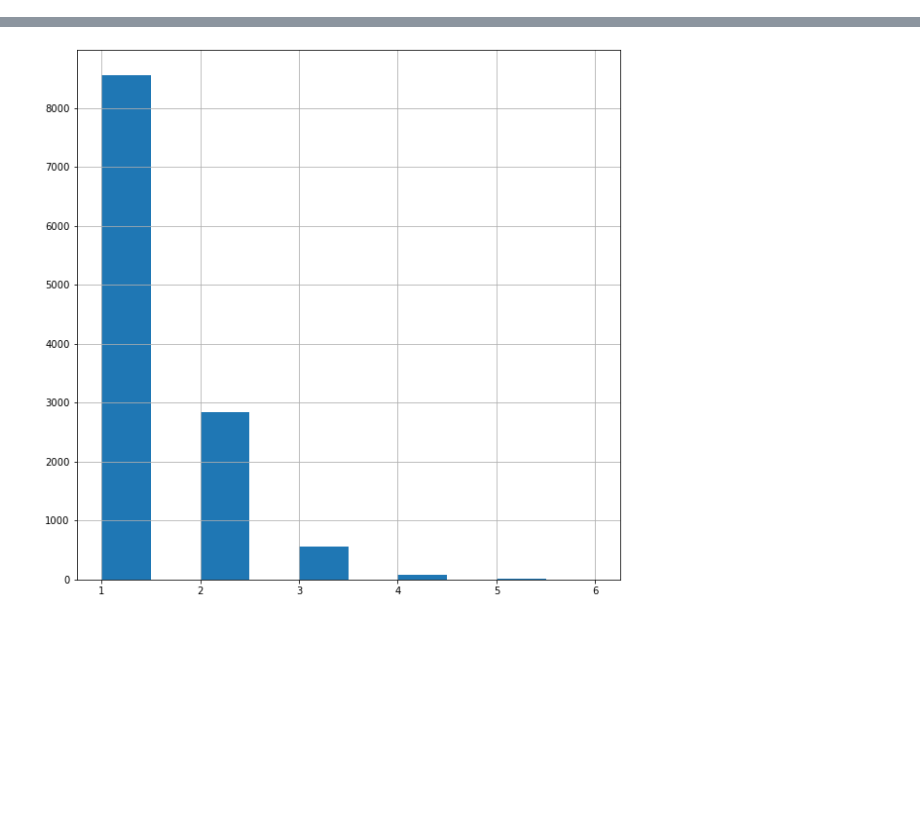
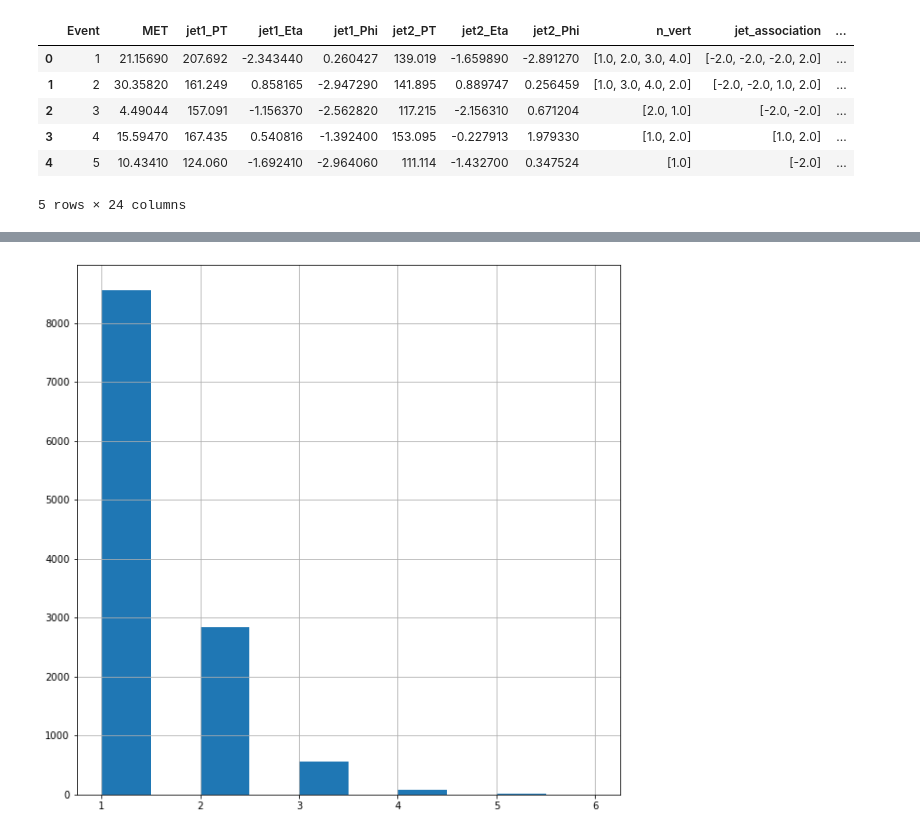
Before and after one commit to noamwunch/displaced_tracks, a Jupyter notebook: Untitled.ipynb, the cells around one changed output, grey strips where cells are left out. Cells and saved outputs as stored; diff of their text form; code cells hidden in the pictures; blank space fills up the shorter version.

```diff
--- a/Untitled.ipynb
+++ b/Untitled.ipynb
@@ -38,0 +19,10 @@ Wall time: 1.08 s
+# %%
+B.head()
+# %% [output]
+|  | Event | MET | jet1_PT | jet1_Eta | jet1_Phi | jet2_PT | jet2_Eta | jet2_Phi | n_vert | jet_association | ... |
+| 0 | 1 | 21.15690 | 207.692 | -2.343440 | 0.260427 | 139.019 | -1.659890 | -2.891270 | [1.0, 2.0, 3.0, 4.0] | [-2.0, -2.0, -2.0, 2.0] | ... |
+| 1 | 2 | 30.35820 | 161.249 | 0.858165 | -2.947290 | 141.895 | 0.889747 | 0.256459 | [1.0, 3.0, 4.0, 2.0] | [-2.0, -2.0, 1.0, 2.0] | ... |
+| 2 | 3 | 4.49044 | 157.091 | -1.156370 | -2.562820 | 117.215 | -2.156310 | 0.671204 | [2.0, 1.0] | [-2.0, -2.0] | ... |
+| 3 | 4 | 15.59470 | 167.435 | 0.540816 | -1.392400 | 153.095 | -0.227913 | 1.979330 | [1.0, 2.0] | [1.0, 2.0] | ... |
+| 4 | 5 | 10.43410 | 124.060 | -1.692410 | -2.964060 | 111.114 | -1.432700 | 0.347524 | [1.0] | [-2.0] | ... |
+5 rows × 24 columns
```
Also changed, not shown: parts of 5 cells of this notebook, 1 other file.
